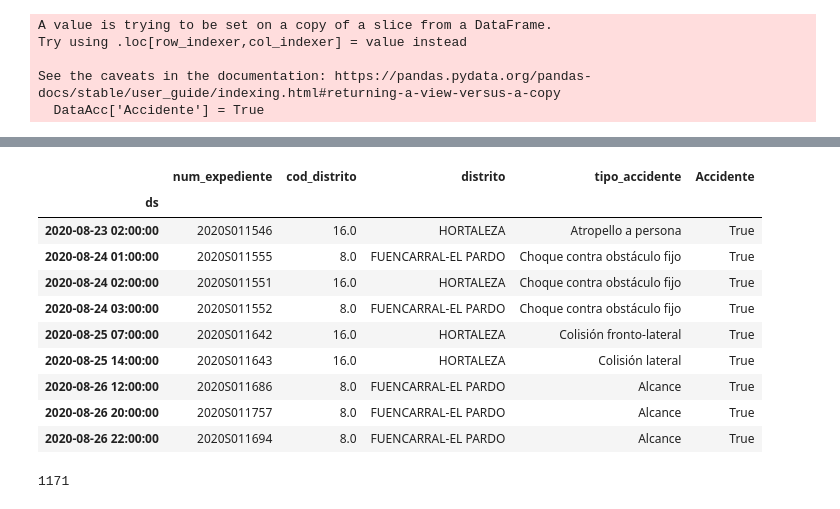
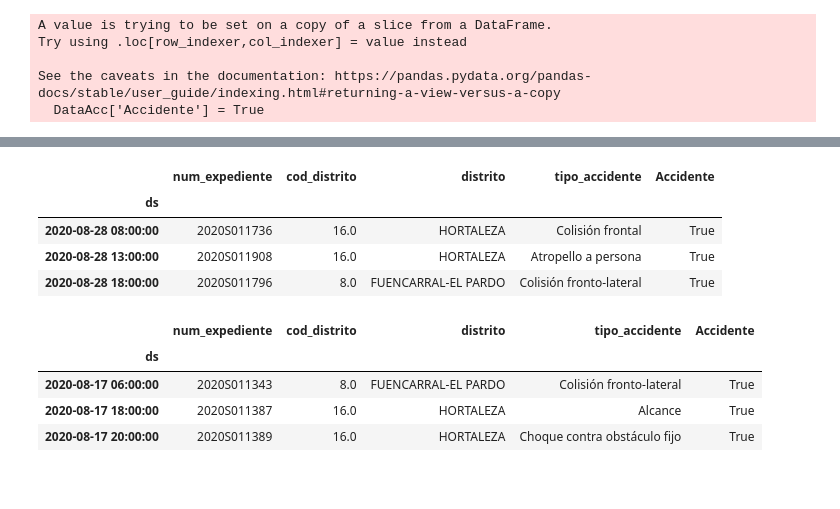
Before and after one commit to Jhonvalencia77/8vo_avance, a Jupyter notebook: AccidentalidadMadrid.ipynb, the cells around one changed output, grey strips where cells are left out. Cells and saved outputs as stored; diff of their text form; code cells hidden in the pictures; blank space fills up the shorter version.

```diff
--- a/AccidentalidadMadrid.ipynb
+++ b/AccidentalidadMadrid.ipynb
@@ -78,18 +70,22 @@ DataAcc = DataAcc.set_index('ds')
 # %%
-Prueba = DataAcc.loc['2020-08-22':'2020-08-26']
+DataAcc = DataAcc.set_index('ds')
+Prueba = DataAcc.loc['2020-08-28':'2020-08-28']
 Prueba
 # %% [output]
 |  | num_expediente | cod_distrito | distrito | tipo_accidente | Accidente |
 | ds |  |  |  |  |  |
-| 2020-08-23 02:00:00 | 2020S011546 | 16.0 | HORTALEZA | Atropello a persona | True |
-| 2020-08-24 01:00:00 | 2020S011555 | 8.0 | FUENCARRAL-EL PARDO | Choque contra obstáculo fijo | True |
-| 2020-08-24 02:00:00 | 2020S011551 | 16.0 | HORTALEZA | Choque contra obstáculo fijo | True |
-| 2020-08-24 03:00:00 | 2020S011552 | 8.0 | FUENCARRAL-EL PARDO | Choque contra obstáculo fijo | True |
-| 2020-08-25 07:00:00 | 2020S011642 | 16.0 | HORTALEZA | Colisión fronto-lateral | True |
-| 2020-08-25 14:00:00 | 2020S011643 | 16.0 | HORTALEZA | Colisión lateral | True |
-| 2020-08-26 12:00:00 | 2020S011686 | 8.0 | FUENCARRAL-EL PARDO | Alcance | True |
-| 2020-08-26 20:00:00 | 2020S011757 | 8.0 | FUENCARRAL-EL PARDO | Alcance | True |
-| 2020-08-26 22:00:00 | 2020S011694 | 8.0 | FUENCARRAL-EL PARDO | Alcance | True |
+| 2020-08-28 08:00:00 | 2020S011736 | 16.0 | HORTALEZA | Colisión frontal | True |
+| 2020-08-28 13:00:00 | 2020S011908 | 16.0 | HORTALEZA | Atropello a persona | True |
+| 2020-08-28 18:00:00 | 2020S011796 | 8.0 | FUENCARRAL-EL PARDO | Colisión fronto-lateral | True |
+# %%
+Prueba = DataAcc.loc['2020-08-17':'2020-08-17']
+Prueba
+# %% [output]
+|  | num_expediente | cod_distrito | distrito | tipo_accidente | Accidente |
+| ds |  |  |  |  |  |
+| 2020-08-17 06:00:00 | 2020S011343 | 8.0 | FUENCARRAL-EL PARDO | Colisión fronto-lateral | True |
+| 2020-08-17 18:00:00 | 2020S011387 | 16.0 | HORTALEZA | Alcance | True |
+| 2020-08-17 20:00:00 | 2020S011389 | 16.0 | HORTALEZA | Choque contra obstáculo fijo | True |
 # %%
 DataAcc = DataAcc.reset_index()
 # %%
@@ -152,9 +169,5 @@ def ds1(ds):
 fila = 0
 DataAcc['ds1'] = DataAcc['ds'].apply(ds1)
-# %%
-len(DataAcc)-2
-# %% [output]
-1171
 # %%
 # def ds1(ds):
 #     date = pd.to_datetime(ds)
```
Also changed, not shown: parts of 10 cells of this notebook.
